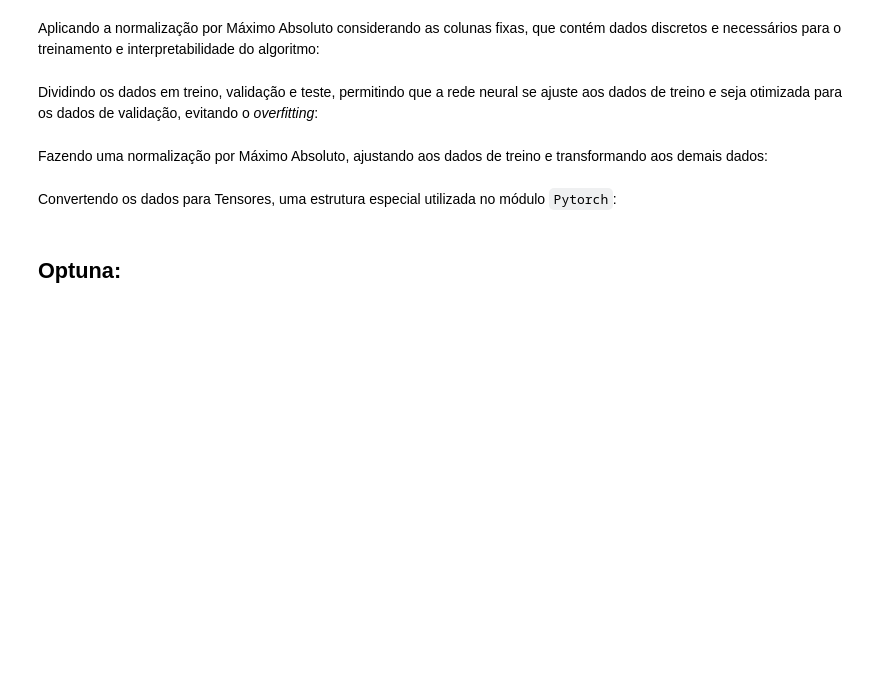
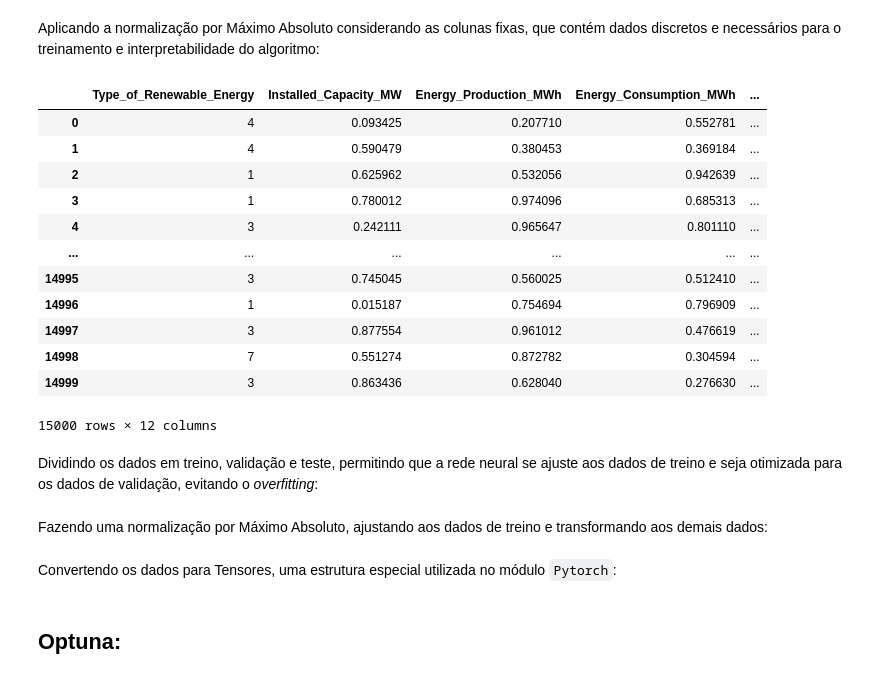
Before and after one commit to EnzoJanuzzi/Redes-Neurais---Tarrasque, a Jupyter notebook: Otimização de Hiperparâmetros.ipynb, the cells around one changed output. Saved outputs shown, nothing was run; the diff lists cells and outputs as text; code cells hidden in the pictures; blank space fills up the shorter version.

```diff
--- a/Otimização de Hiperparâmetros.ipynb
+++ b/Otimização de Hiperparâmetros.ipynb
@@ -76,8 +82,22 @@ Aplicando a normalização por Máximo Absoluto considerando as colunas fixas, q
 # %%
 df_energia_normalizado = df_energia.copy()
 colunas_fixas = ['Type_of_Renewable_Energy', 'Grid_Integration_Level','Funding_Sources']
 colunas_variaveis = df_energia_normalizado.columns.difference(colunas_fixas)
 
-normalizador = StandardScaler()
+normalizador = MaxAbsScaler()
 df_energia_normalizado[colunas_variaveis] = normalizador.fit_transform(df_energia_normalizado[colunas_variaveis])
 df_energia_normalizado
+# %% [output]
+|  | Type_of_Renewable_Energy | Installed_Capacity_MW | Energy_Production_MWh | Energy_Consumption_MWh | ... |
+| 0 | 4 | 0.093425 | 0.207710 | 0.552781 | ... |
+| 1 | 4 | 0.590479 | 0.380453 | 0.369184 | ... |
+| 2 | 1 | 0.625962 | 0.532056 | 0.942639 | ... |
+| 3 | 1 | 0.780012 | 0.974096 | 0.685313 | ... |
+| 4 | 3 | 0.242111 | 0.965647 | 0.801110 | ... |
+| ... | ... | ... | ... | ... | ... |
+| 14995 | 3 | 0.745045 | 0.560025 | 0.512410 | ... |
+| 14996 | 1 | 0.015187 | 0.754694 | 0.796909 | ... |
+| 14997 | 3 | 0.877554 | 0.961012 | 0.476619 | ... |
+| 14998 | 7 | 0.551274 | 0.872782 | 0.304594 | ... |
+| 14999 | 3 | 0.863436 | 0.628040 | 0.276630 | ... |
+15000 rows × 12 columns
```
Also changed, not shown: parts of 7 cells of this notebook, 1 other file.
